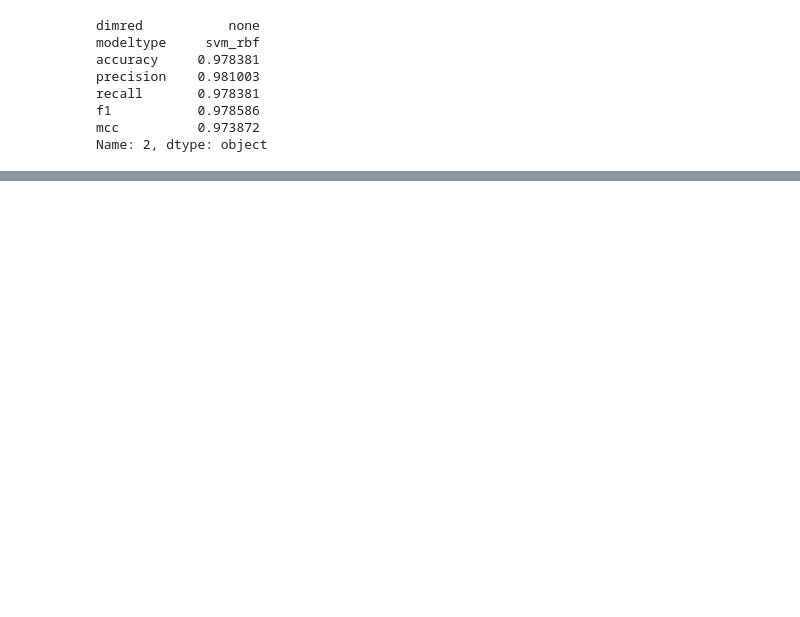
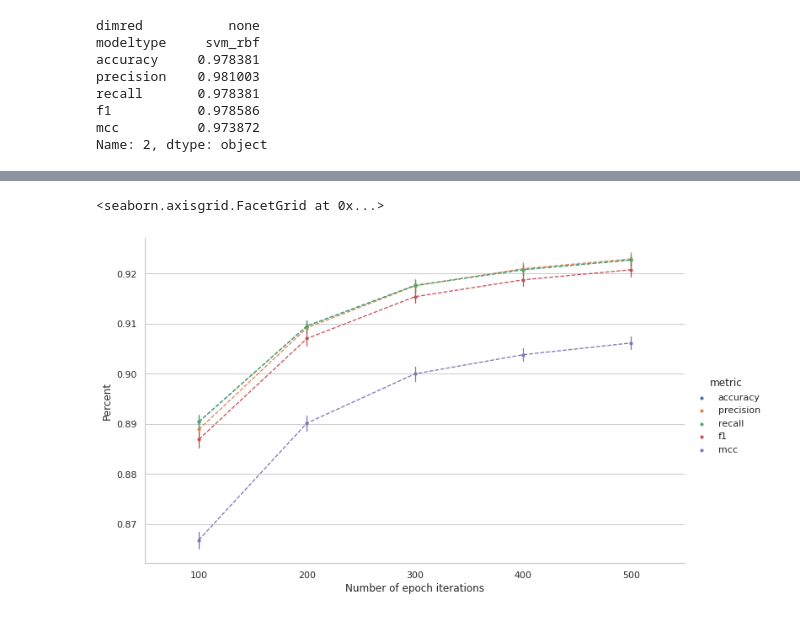
Before and after one commit to t-taylor/autoencoder-features, a Jupyter notebook: results/analysis.ipynb, the cells around one changed output, grey strips where cells are left out. Drawn from its saved outputs; the diff is of its cells as text; code cells hidden in the pictures; blank space fills up the shorter version.

Commit message:
More graphs

```diff
--- a/results/analysis.ipynb
+++ b/results/analysis.ipynb
@@ -41,0 +28,3 @@ Name: 27440, dtype: object
+# %%
+autos = maldf[maldf['dimred'].str.contains('autoencoder')]
+print('number of autoencoded', len(autos))
@@ -41,0 +33,5 @@ Name: 27440, dtype: object
+# %%
+autos['epochs'] = autos.dimred.str.extract(r'autoencoder_(\d*)')
+autos['pca'] = autos.dimred.str.extract(r'pca_with_varthresh_([^_]*)_')
+autos = autos.replace(np.NaN, 'None')
+autos['latdim'] = autos.dimred.str.extract(r'autoencoder_\d*_(\d*)').infer_objects()
@@ -41,0 +49,22 @@ Name: 27440, dtype: object
+# %%
+amelt = autos.melt(id_vars=['dimred', 'epochs', 'modeltype', 'latdim', 'pca'],
+                   var_name='metric', value_name='value')
+amelt['epochs'] = pd.to_numeric(amelt['epochs'])
+amelt['value'] = pd.to_numeric(amelt['value'])
+amelt['latdim'] = pd.to_numeric(amelt['latdim'])
+# %%
+sns.set(style="whitegrid", rc={"lines.linewidth": 0.7})
+ax = sns.catplot(data=amelt,
+                 x='epochs',
+                 y='value',
+                 hue='metric',
+                 kind='point',
+                 aspect=13/8,
+                 height= 6,
+                 linestyles='--',
+                 linewidth=0.5)
+
+ax.set(xlabel='Number of epoch iterations', ylabel='Percent')
+# %% [output]
+<seaborn.axisgrid.FacetGrid at 0x...>
+[figure, added]
```
Also changed, not shown: parts of 29 cells of this notebook.
